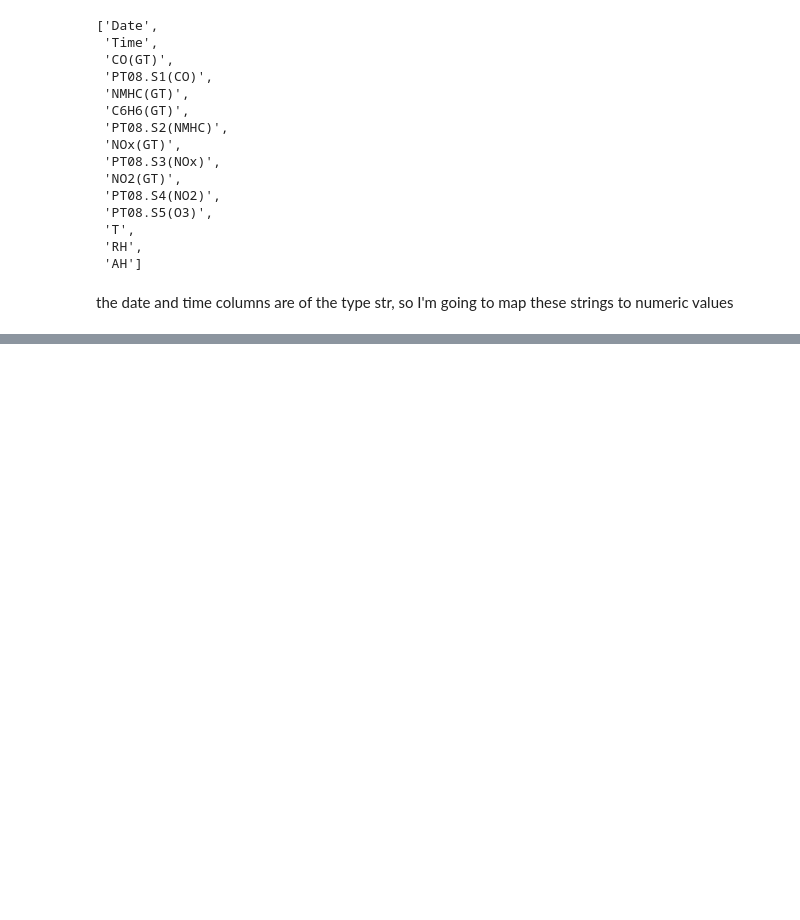
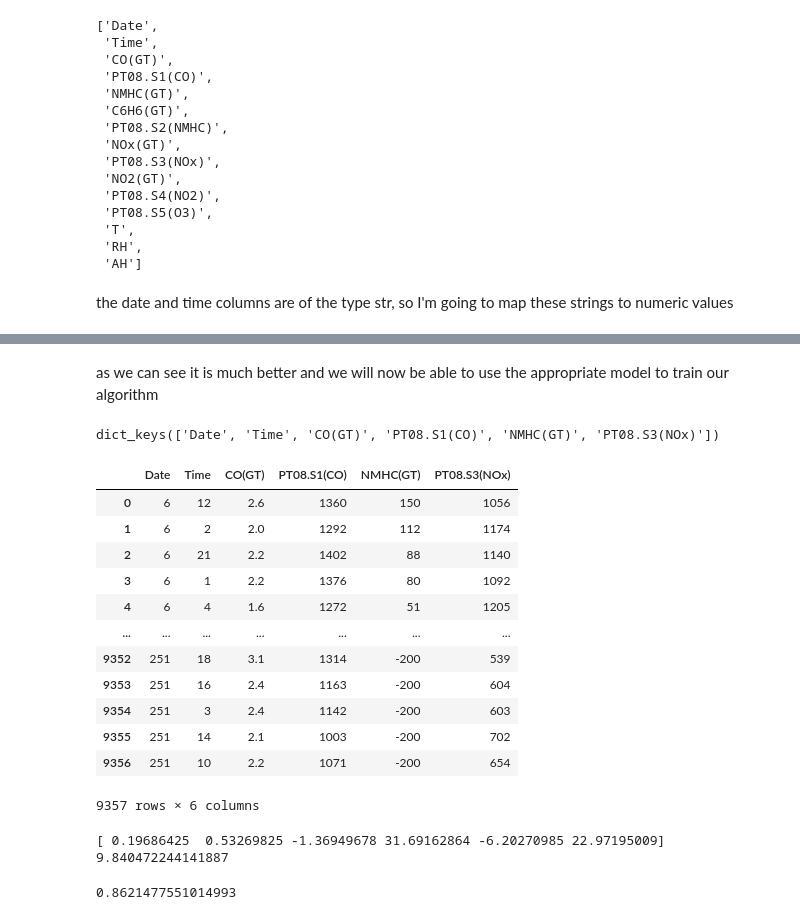
Before and after one commit to Krystiankr/ML-LinearRegression, a Jupyter notebook: AIR.ipynb, the cells around one changed output, grey strips where cells are left out. Drawn from its saved outputs; the diff is of its cells as text; code cells hidden in the pictures; blank space fills up the shorter version.

```diff
--- a/AIR.ipynb
+++ b/AIR.ipynb
@@ -405,0 +410,10 @@ mapping(time)
+# %% [markdown]
+as we can see it is much better and we will now be able to use the appropriate model to train our algorithm
+# %%
+X = dict_new
+y = dict_new['T'].copy()
+del X['T']
+# %%
+X.keys()
+# %% [output]
+dict_keys(['Date', 'Time', 'CO(GT)', 'PT08.S1(CO)', 'NMHC(GT)', 'PT08.S3(NOx)'])
@@ -405,0 +484,17 @@ mapping(time)
+# %%
+X_pd = pd.DataFrame(X)
+X_pd
+# %% [output]
+|  | Date | Time | CO(GT) | PT08.S1(CO) | NMHC(GT) | PT08.S3(NOx) |
+| 0 | 6 | 12 | 2.6 | 1360 | 150 | 1056 |
+| 1 | 6 | 2 | 2.0 | 1292 | 112 | 1174 |
+| 2 | 6 | 21 | 2.2 | 1402 | 88 | 1140 |
+| 3 | 6 | 1 | 2.2 | 1376 | 80 | 1092 |
+| 4 | 6 | 4 | 1.6 | 1272 | 51 | 1205 |
+| ... | ... | ... | ... | ... | ... | ... |
+| 9352 | 251 | 18 | 3.1 | 1314 | -200 | 539 |
+| 9353 | 251 | 16 | 2.4 | 1163 | -200 | 604 |
+| 9354 | 251 | 3 | 2.4 | 1142 | -200 | 603 |
+| 9355 | 251 | 14 | 2.1 | 1003 | -200 | 702 |
+| 9356 | 251 | 10 | 2.2 | 1071 | -200 | 654 |
+9357 rows × 6 columns
@@ -405,0 +510,11 @@ mapping(time)
+# %%
+w = np.random.randn(X_train.shape[1])
+# Initial bias
+b = 0
+weights, bias, costs = gradient_descent_function(X_train, y_train, w, b, epochs=2500);
+
+print(weights)
+print(bias)
+# %% [output]
+[ 0.19686425  0.53269825 -1.36949678 31.69162864 -6.20270985 22.97195009]
+9.840472244141887
@@ -405,0 +540,5 @@ mapping(time)
+# %%
+r2 = r2score(y_pred, np.array(y_test))
+print(r2)
+# %% [output]
+0.8621477551014993
```
Also changed, not shown: parts of 22 cells of this notebook.
